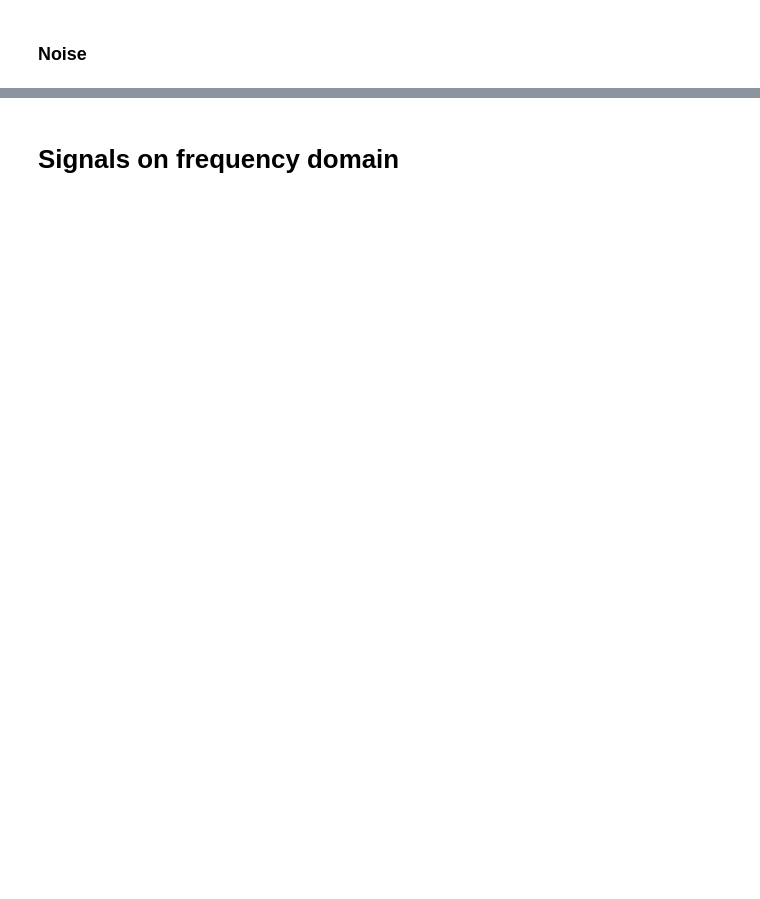
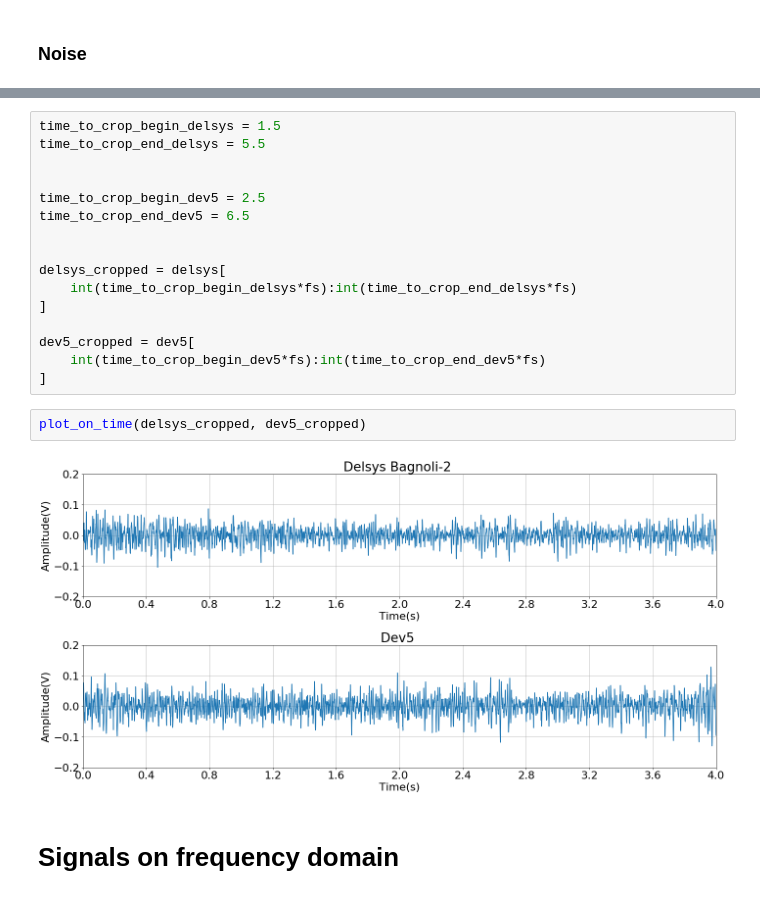
Before and after one commit to ithallojunior/sEMG-device, a Jupyter notebook: comparison/analysis.ipynb, the cells around one changed output, grey strips where cells are left out. Drawn from its saved outputs; the diff is of its cells as text; blank space fills up the shorter version.

```diff
--- a/comparison/analysis.ipynb
+++ b/comparison/analysis.ipynb
@@ -67,3 +82,23 @@ plot_on_time(delsys_noise, dev5_noise, text='- Noise')
+# %%
+time_to_crop_begin_delsys = 1.5
+time_to_crop_end_delsys = 5.5
+
+
+time_to_crop_begin_dev5 = 2.5
+time_to_crop_end_dev5 = 6.5
+
+
+delsys_cropped = delsys[
+    int(time_to_crop_begin_delsys*fs):int(time_to_crop_end_delsys*fs)
+]
+
+dev5_cropped = dev5[
+    int(time_to_crop_begin_dev5*fs):int(time_to_crop_end_dev5*fs)
+]
+# %%
+plot_on_time(delsys_cropped, dev5_cropped)
+# %% [output]
+[figure, added]
 # %% [markdown]
 # Signals on frequency domain
 # %%
```
Also changed, not shown: parts of 30 cells of this notebook, 16 other files.
